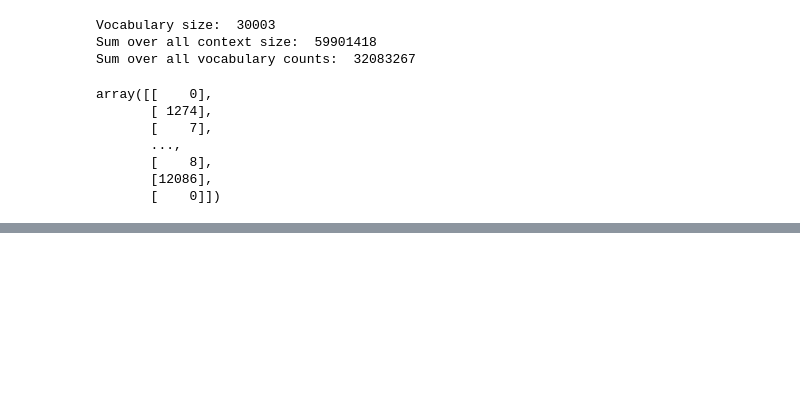
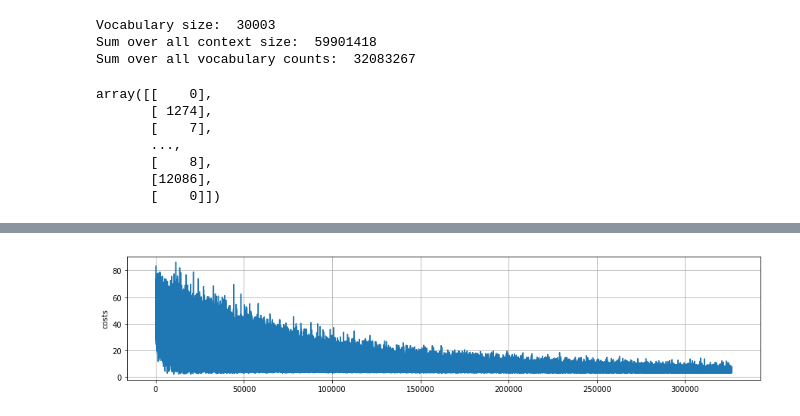
Before and after one commit to changweilin/PTT-text-generator-Encoder-Decoder-model, a Jupyter notebook: PTT word embedding.ipynb, the cells around one changed output, grey strips where cells are left out. Saved outputs shown, nothing was run; the diff lists cells and outputs as text; code cells hidden in the pictures; blank space fills up the shorter version.

```diff
--- a/PTT word embedding.ipynb
+++ b/PTT word embedding.ipynb
@@ -239,6 +243,7 @@ array([[    0],
        [    0]])
 # %%
 import tensorflow as tf
+import matplotlib.pyplot as plt
 import time
 ################################################################
 # Set parameter
@@ -254,11 +259,11 @@ num_instances = sum_context_size
 iter_per_epoch = num_instances // batch_size
 
 exp_decay_steps = sum_context_size // batch_size
-similar_nn_num = 8 # number of nearest neighbors
+similar_nn_num = 10 # number of nearest neighbors
 
-valid_examples = [vocab[GO_id],vocab[EOS_id],vocab['我'],vocab['台灣'],
-                   vocab['喜歡'],vocab['可以'],vocab['動畫'],vocab['電影'],
-                   vocab['工作'],vocab['時間'],vocab['朋友'],vocab['閃光']]
+valid_examples = [vocab[GO_id],vocab['我'],vocab['台灣'],vocab['工作'],
+                   vocab['喜歡'],vocab['可以'],vocab['約'],vocab['電影'],
+                   vocab['時間'],vocab['滿足'],vocab['閃光'],vocab[EOS_id]]
 number_sampled = 10 # Number of negative examples to sample.
 
 ################################################################
@@ -269,14 +274,14 @@ def word2vector_model():
     train_labels = tf.placeholder(tf.int32, shape=[None, 1], name='train_labels')
 
     # Look up embeddings for inputs.
-    embeddings = tf.Variable(tf.random_uniform([vocab_size, embedding_size], -1.0, 1.0),
+    embeddings = tf.Variable(tf.random_uniform([vocab_size+1, embedding_size], -1.0, 1.0),
                              name='embeddings')
     embed = tf.nn.embedding_lookup(embeddings, train_inputs)
 
     # Construct the variables for the softmax
-    nce_weights = tf.Variable(tf.truncated_normal([vocab_size, embedding_size],
+    nce_weights = tf.Variable(tf.truncated_normal([vocab_size+1, embedding_size],
                                                   stddev=1.0 / np.sqrt(embedding_size)))
-    nce_biases = tf.Variable(tf.zeros([vocab_size]))
+    nce_biases = tf.Variable(tf.zeros([vocab_size+1]))
 
     # Compute the NCE loss, using a sample of the negative labels each time.
     loss = tf.reduce_mean(tf.nn.nce_loss(weights=nce_weights,
@@ -284,7 +289,7 @@ def word2vector_model():
                                          labels=train_labels,
                                          inputs=embed,
                                          num_sampled=number_sampled,
-                                         num_classes=vocab_size),
+                                         num_classes=vocab_size+1),
                          name='nce_cost')
     # We use the SGD optimizer.
     global_step = tf.Variable(0, trainable=False)
@@ -316,8 +321,9 @@ else:
 iter_pct10 = num_instances // 10
 if (num_instances % batch_size) > 0:
     iter_per_epoch += 1
+costs_list = []
 
-best_validation_loss = 0.0
+best_costs_mean = 0.0
 early_stop_counter = 0
 
 ################################################################
@@ -353,6 +359,7 @@ with tf.Session(graph=word2vector_graph) as sess:
         print('epoch' + str(e+1))
         print('========')
         start_t = time.time()
+        costs = []
 
         ######## Get random input batch and training model. ########
         batch_counts = 0
@@ -380,16 +387,53 @@ with tf.Session(graph=word2vector_graph) as sess:
                         print('\n!!!! Loss is NaN! !!!!')
                         print('NaN epoch: ', e, ' ; NaN iteration: ', iter_count)
                         print('The last loss: ', last_loss)
-                        print(optimizer_op)
-                        print(last_optimizer_op)
+                        print('Optimizer: ', optimizer_op)
+                        print('The last optimizer: ', last_optimizer_op)
                         break
                     else:
+                        costs.append(loss)
                         last_loss = loss
                         last_optimizer_op = optimizer_op
 
             if (i+1) % iter_pct10 == 0:
-                print('Iteration ',iter_count,' (',round(i*100/num_instances,2),'%) Train Loss: ',
-                      loss,'; run time[s]: ', time.time() - start_t,end='\n')
+                costs_pct10 = np.array(costs[-iter_pct10:])
+                print('Iteration ',iter_count,' (',round(i*100/num_instances,2),'%) Train mean loss: ',
+                      costs_pct10.mean(), ' ( std: ', costs_pct10.std(),
+                      ') ; run time: ', int(time.time() - start_t), '[s]')
+
+        ######## Save model weight parameters and information. ########
+        costs_mean = np.array(costs).mean()
+        if costs_mean < best_costs_mean or e == 0:
+            best_costs_mean = costs_mean
+            best_epoch = e
+            early_stop_counter = 0
+            print('Save best score!! ', best_costs_mean)
+        else:
+            early_stop_counter += 1
+            print('Count early stop!! ', early_stop_counter)
+
+        print('Elapsed time in epoch ', e+1, ': ', int(time.time() - start_t),
+              ' [s]: iteration number: ', iter_count)
+
+        if e==0:
+            mdl_dir = os.path.join(base_dir, 'model')
+            if not os.path.exists(mdl_dir):
+                os.makedirs(mdl_dir)
+            model_dir = os.path.join(mdl_dir, model_name)
+            if not os.path.exists(model_dir):
+                os.makedirs(model_dir)
+
+        model_path = os.path.join(model_dir, 'model-%d' %(e+1))
+        saver = tf.train.Saver()
+        saver.save(sess, model_path)
+
+        ######## Print cost curve of this epoch. ########
+        costs_list.append(costs)
+        plt.figure(figsize=(15,3))
+        plt.plot(costs)
+        plt.ylabel('costs')
+        plt.grid()
+        plt.show()
 
         ######## Generate title form testing content and validating model. ########
         embeddings_epoch = embeddings.eval()
@@ -406,40 +450,15 @@ with tf.Session(graph=word2vector_graph) as sess:
                 log = '%s %s,' % (log, close_word)
             print(log)
 
-        ######## Save model weight parameters and information. ########
-        if loss < best_validation_loss or e == 0:
-            best_validation_loss = loss
-            best_epoch = e
-            early_stop_counter = 0
-            print('Save best score!! ', best_validation_loss)
-        else:
-            early_stop_counter += 1
-            print('Count early stop!! ', early_stop_counter)
-
-        print('Elapsed time in epoch ', e+1, ': ', time.time() - start_t,
-              ' [s]: iteration number: ', iter_count)
-
-        if e==0:
-            mdl_dir = os.path.join(base_dir, 'model')
-            if not os.path.exists(mdl_dir):
-                os.makedirs(mdl_dir)
-            model_dir = os.path.join(mdl_dir, model_name)
-            if not os.path.exists(model_dir):
-                os.makedirs(model_dir)
-
-        model_path = os.path.join(model_dir, 'model-%d' %(e+1))
-        saver = tf.train.Saver()
-        saver.save(sess, model_path)
-
         if patience != 0 and early_stop_counter >= patience:
             print('\n#######')
             print('Best model')
             print('#######')
             print('Stop by early stopping')
-            print('Best score: ', best_validation_loss, 'Beat model: ', best_epoch)
+            print('Best score: ', best_costs_mean, 'Beat model: ', best_epoch)
             break
 
-print('\nElapsed time in total: ' + str(time.time() - total_start_t))
+print('\nElapsed time in total: ' + str(int(time.time() - total_start_t)))
 # %% [output]
 ========
 epoch1
@@ -460,0 +478 @@ Elapsed time in total: 37804.99860858917
+[figure, added]
```
Also changed, not shown: parts of 3 cells of this notebook.
